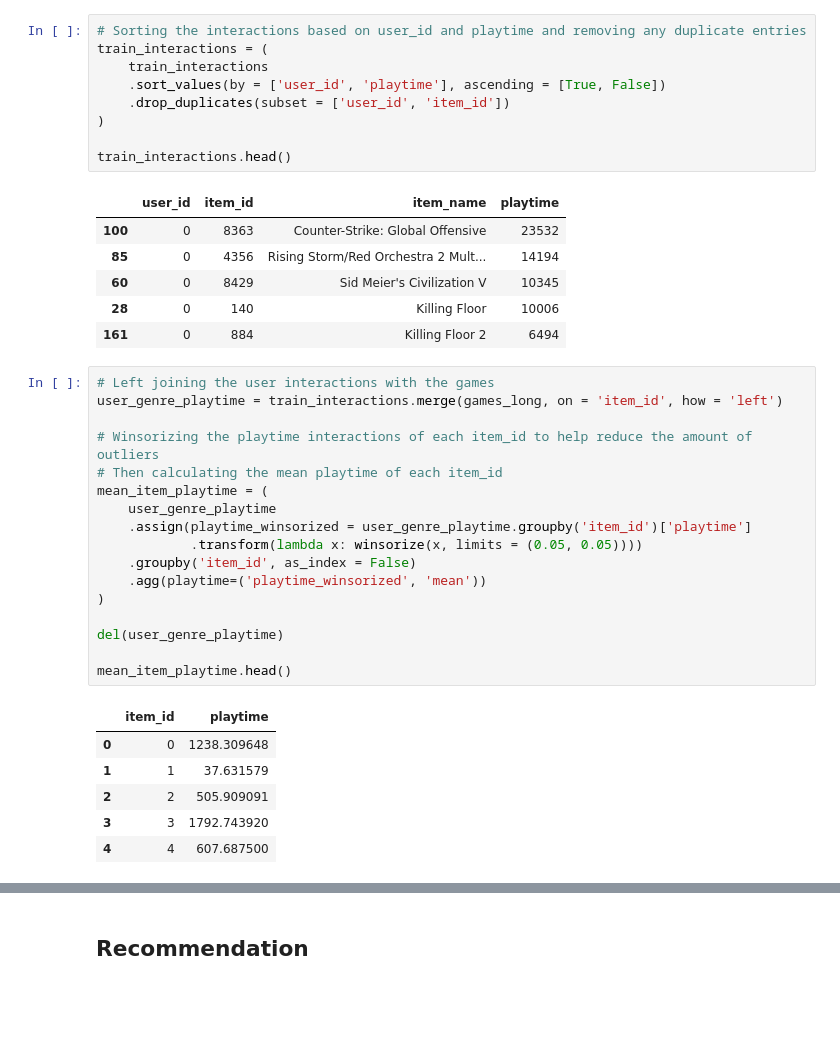
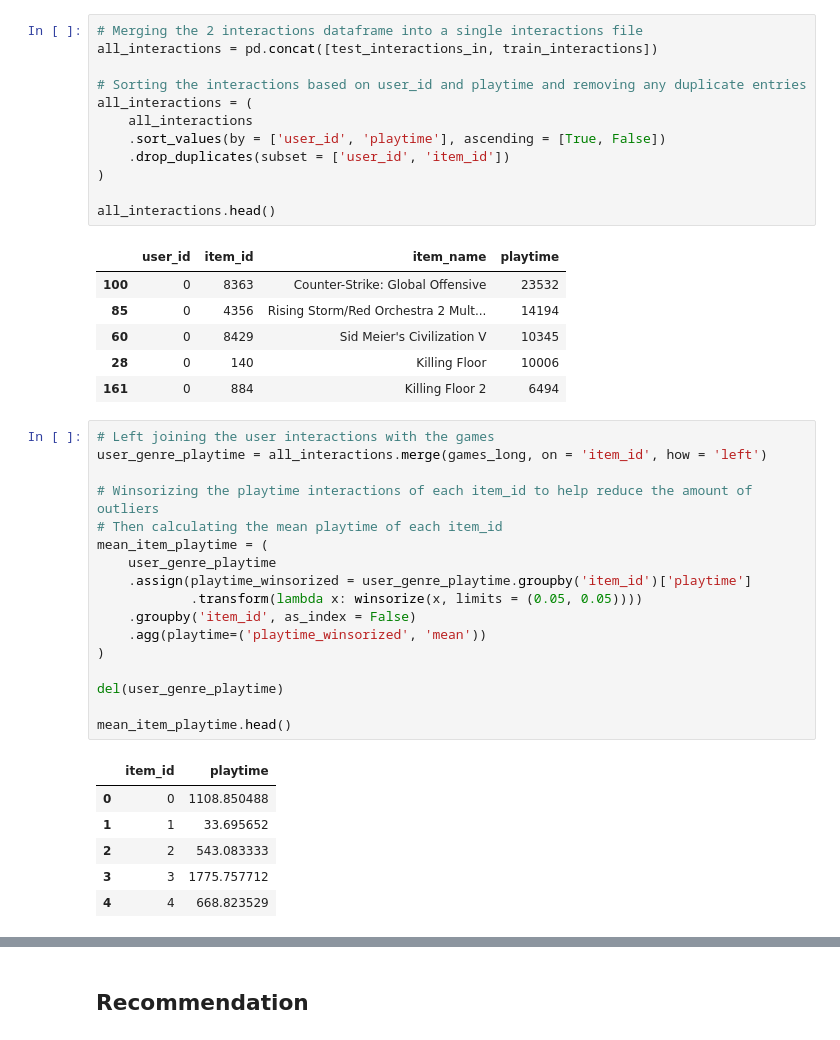
Before and after one commit to pegghe/AIProject, a Jupyter notebook: AIProject.ipynb, the cells around one changed output, grey strips where cells are left out. Saved outputs shown, nothing was run; the diff lists cells and outputs as text; blank space fills up the shorter version.

```diff
--- a/AIProject.ipynb
+++ b/AIProject.ipynb
@@ -121,12 +121,15 @@ games_long
 # %%
+# Merging the 2 interactions dataframe into a single interactions file
+all_interactions = pd.concat([test_interactions_in, train_interactions])
+
 # Sorting the interactions based on user_id and playtime and removing any duplicate entries
-train_interactions = (
-    train_interactions
+all_interactions = (
+    all_interactions
     .sort_values(by = ['user_id', 'playtime'], ascending = [True, False])
     .drop_duplicates(subset = ['user_id', 'item_id'])
 )
 
-train_interactions.head()
+all_interactions.head()
 # %% [output]
 |  | user_id | item_id | item_name | playtime |
 | 100 | 0 | 8363 | Counter-Strike: Global Offensive | 23532 |
@@ -136,28 +139,28 @@ train_interactions.head()
 | 161 | 0 | 884 | Killing Floor 2 | 6494 |
 # %%
 # Left joining the user interactions with the games
-user_genre_playtime = train_interactions.merge(games_long, on = 'item_id', how = 'left')
+user_genre_playtime = all_interactions.merge(games_long, on = 'item_id', how = 'left')
 
 # Winsorizing the playtime interactions of each item_id to help reduce the amount of outliers
 # Then calculating the mean playtime of each item_id
 mean_item_playtime = (
     user_genre_playtime
     .assign(playtime_winsorized = user_genre_playtime.groupby('item_id')['playtime']
             .transform(lambda x: winsorize(x, limits = (0.05, 0.05))))
     .groupby('item_id', as_index = False)
     .agg(playtime=('playtime_winsorized', 'mean'))
 )
 
 del(user_genre_playtime)
 
 mean_item_playtime.head()
 # %% [output]
 |  | item_id | playtime |
-| 0 | 0 | 1238.309648 |
-| 1 | 1 | 37.631579 |
-| 2 | 2 | 505.909091 |
-| 3 | 3 | 1792.743920 |
-| 4 | 4 | 607.687500 |
+| 0 | 0 | 1108.850488 |
+| 1 | 1 | 33.695652 |
+| 2 | 2 | 543.083333 |
+| 3 | 3 | 1775.757712 |
+| 4 | 4 | 668.823529 |
 # %%
 # Merging the games with the mean playtime of each item
 games_long = games_long.merge(mean_item_playtime, on = "item_id", how = "left").sort_values('playtime', ascending = False)
```
Also changed, not shown: parts of 8 cells of this notebook, 3 other files.
